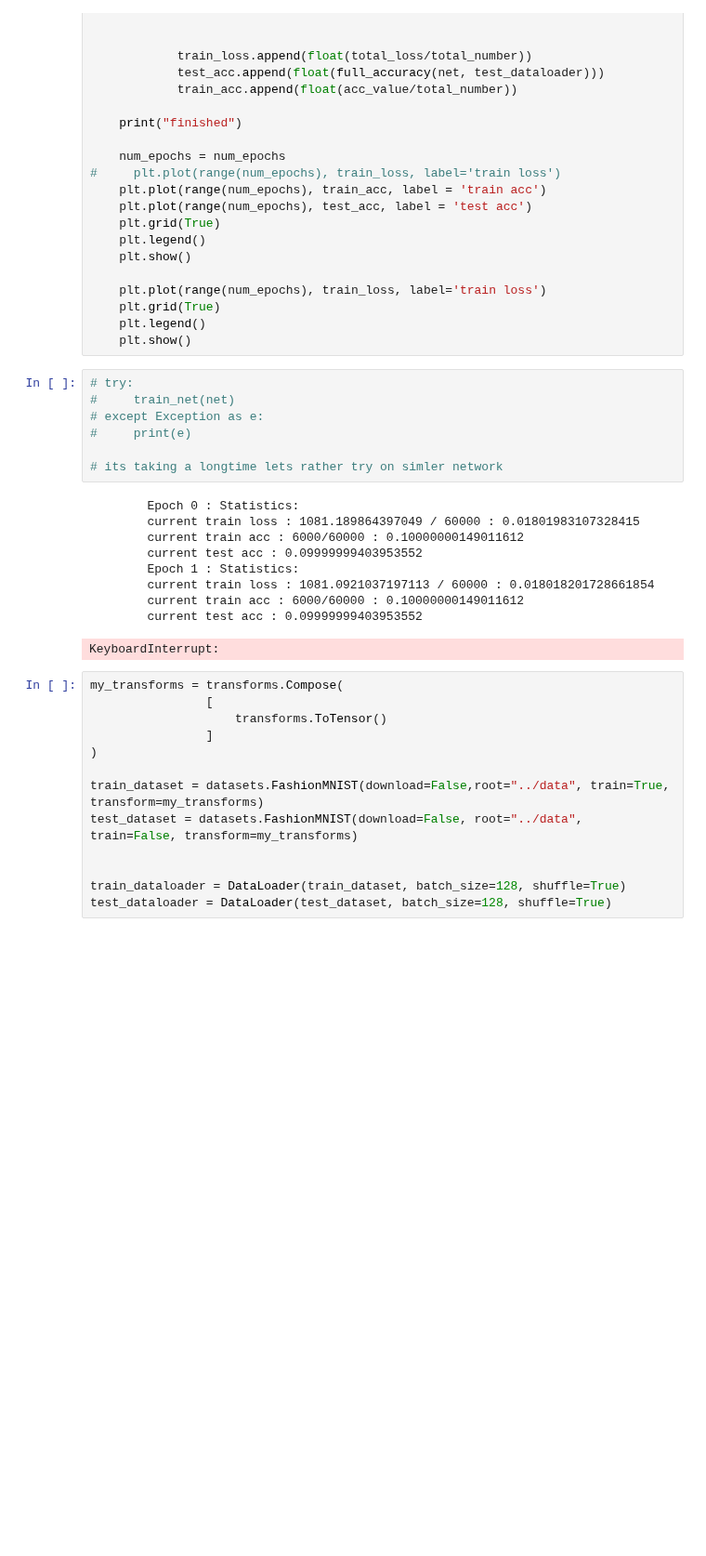
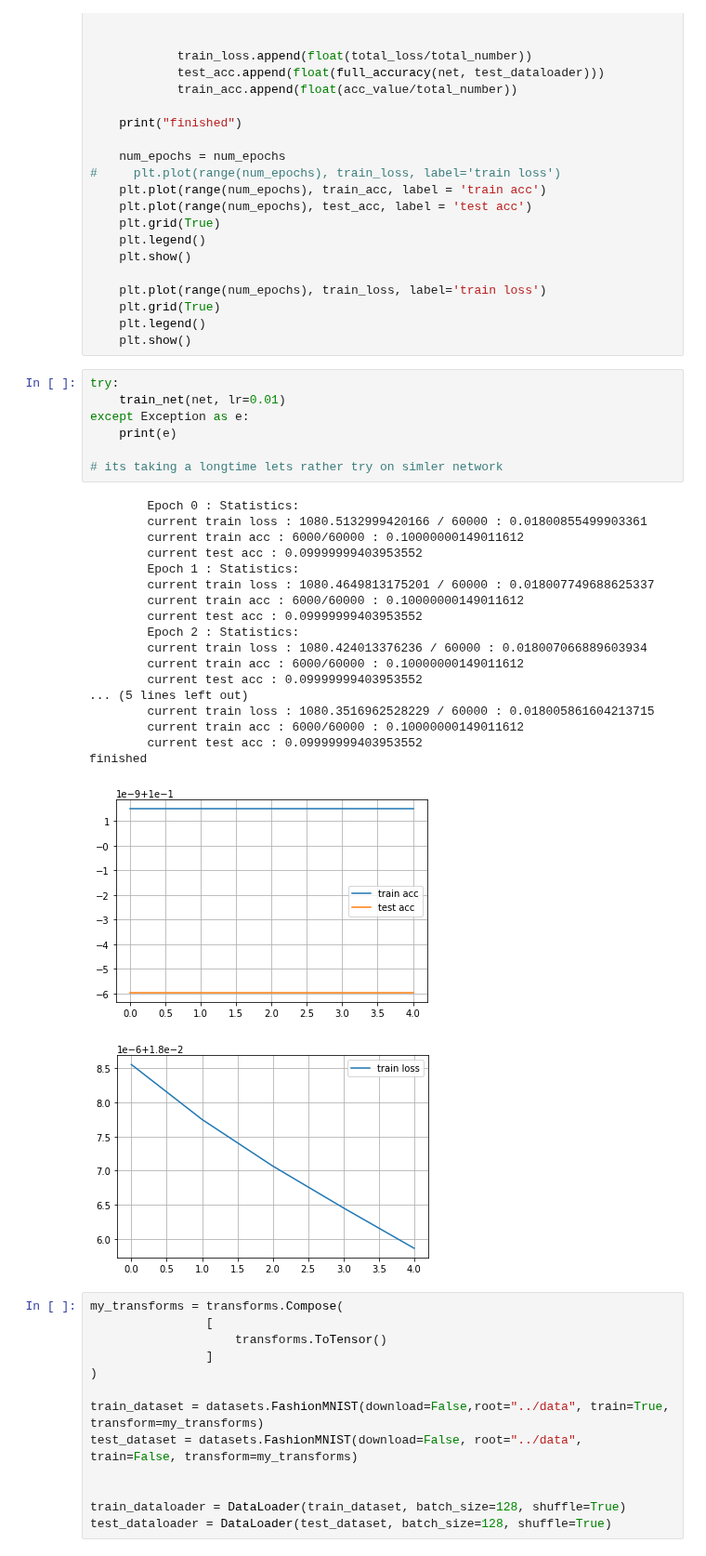
Before and after one commit to fanbyprinciple/d2l-fanbyprinciple, a Jupyter notebook: ch7_modern_convolutional_networks/ch7.3 Network in network.ipynb, the cells around one changed output. Shown at 93% size. Cells and saved outputs as stored; diff of their text form; blank space fills up the shorter version.

```diff
--- a/ch7_modern_convolutional_networks/ch7.3 Network in network.ipynb
+++ b/ch7_modern_convolutional_networks/ch7.3 Network in network.ipynb
@@ -148,22 +146,32 @@ def train_net(net,num_epochs=5, lr =0.001):
     plt.legend()
     plt.show()
 # %%
-# try:
-#     train_net(net)
-# except Exception as e:
-#     print(e)
+try:
+    train_net(net, lr=0.01)
+except Exception as e:
+    print(e)
 
 # its taking a longtime lets rather try on simler network
 # %% [output]
         Epoch 0 : Statistics:
-        current train loss : 1081.189864397049 / 60000 : 0.01801983107328415
+        current train loss : 1080.5132999420166 / 60000 : 0.01800855499903361
         current train acc : 6000/60000 : 0.10000000149011612
         current test acc : 0.09999999403953552
         Epoch 1 : Statistics:
-        current train loss : 1081.0921037197113 / 60000 : 0.018018201728661854
+        current train loss : 1080.4649813175201 / 60000 : 0.018007749688625337
         current train acc : 6000/60000 : 0.10000000149011612
         current test acc : 0.09999999403953552
+        Epoch 2 : Statistics:
+        current train loss : 1080.424013376236 / 60000 : 0.018007066889603934
+        current train acc : 6000/60000 : 0.10000000149011612
+        current test acc : 0.09999999403953552
+... (5 lines left out)
+        current train loss : 1080.3516962528229 / 60000 : 0.018005861604213715
+        current train acc : 6000/60000 : 0.10000000149011612
+        current test acc : 0.09999999403953552
+finished
-KeyboardInterrupt:
+[figure, added]
+[figure, added]
 # %%
 my_transforms = transforms.Compose(
                 [
```
Also changed, not shown: parts of 6 cells of this notebook, 3 other files.
